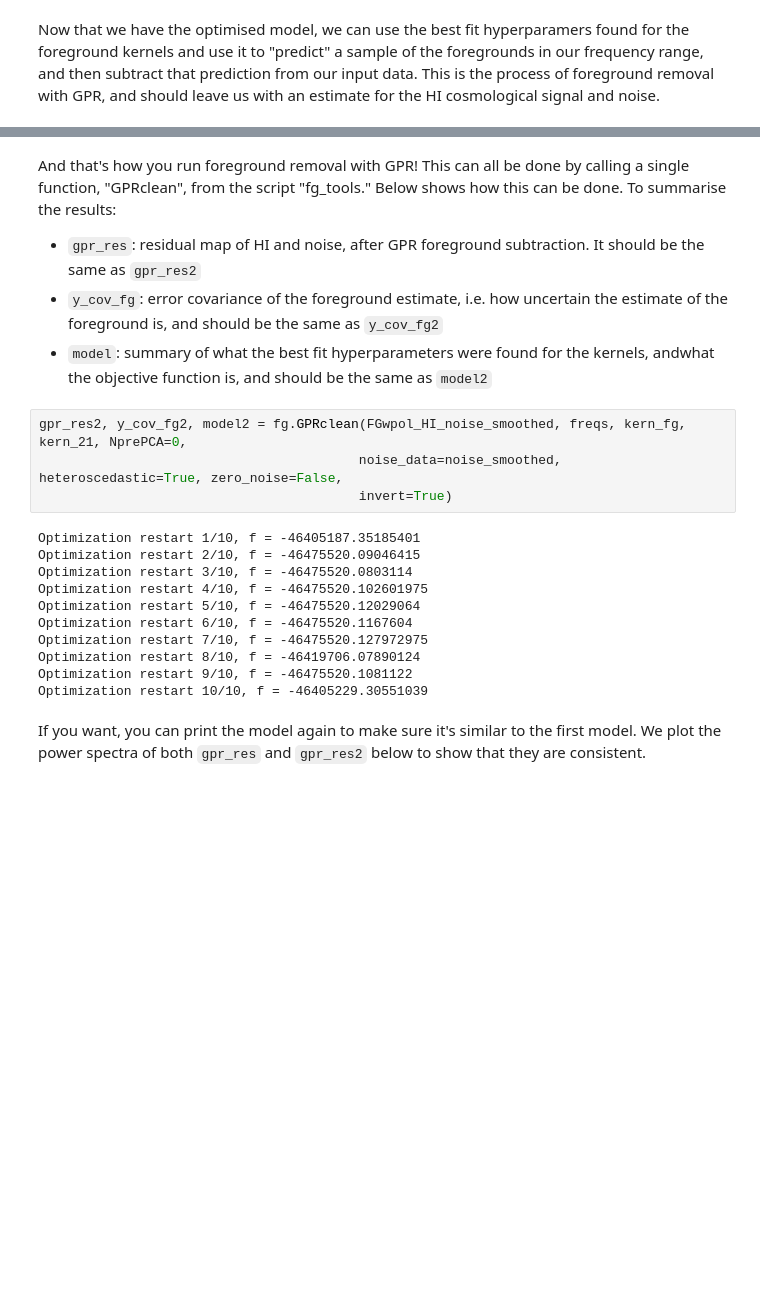
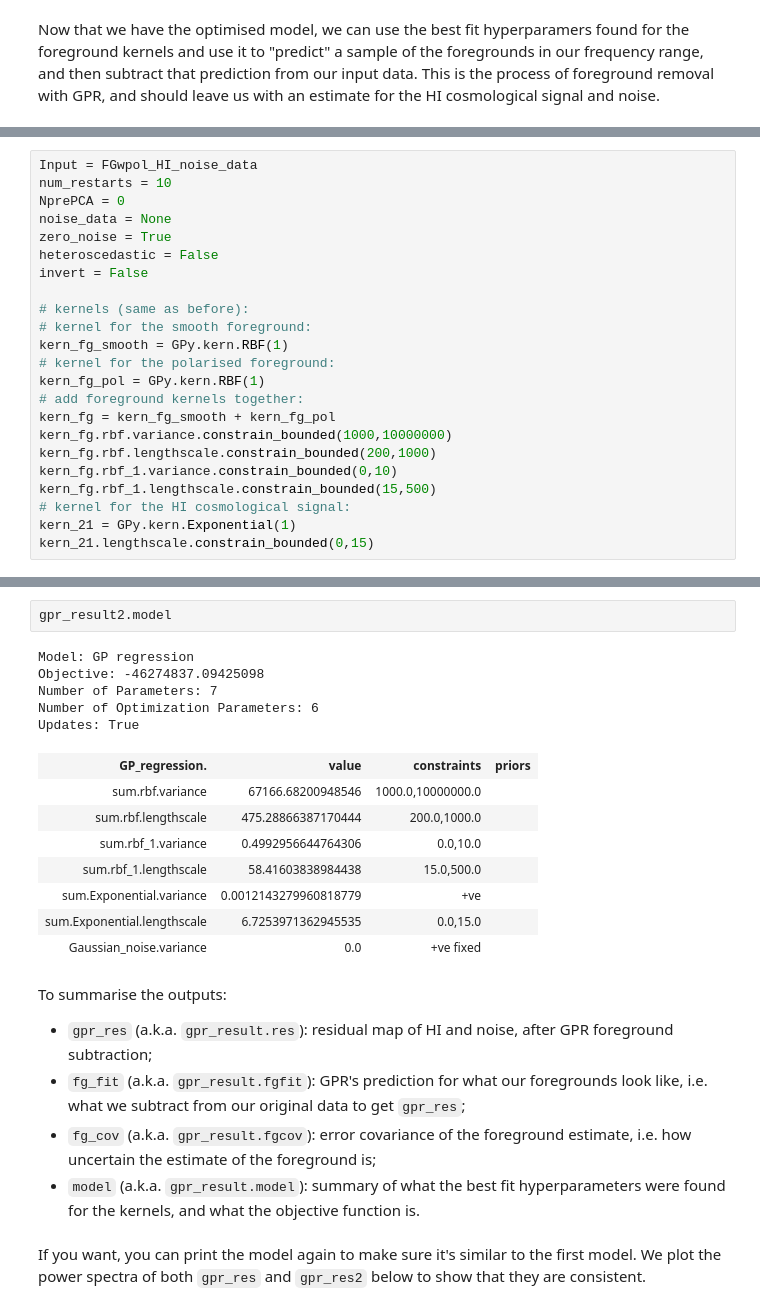
Before and after one commit to paulassoares/gpr4im, a Jupyter notebook: Jupyter Notebooks/GPR_workshop.ipynb, the cells around one changed output, grey strips where cells are left out. Saved outputs shown, nothing was run; the diff lists cells and outputs as text; blank space fills up the shorter version.

```diff
--- a/Jupyter Notebooks/GPR_workshop.ipynb
+++ b/Jupyter Notebooks/GPR_workshop.ipynb
@@ -346,0 +238,23 @@ plt.subplots_adjust(hspace=0.04)
+# %%
+Input = FGwpol_HI_noise_data
+num_restarts = 10
+NprePCA = 0
+noise_data = None
+zero_noise = True
+heteroscedastic = False
+invert = False
+
+# kernels (same as before):
+# kernel for the smooth foreground:
+kern_fg_smooth = GPy.kern.RBF(1)
+# kernel for the polarised foreground:
+kern_fg_pol = GPy.kern.RBF(1)
+# add foreground kernels together:
+kern_fg = kern_fg_smooth + kern_fg_pol
+kern_fg.rbf.variance.constrain_bounded(1000,10000000)
+kern_fg.rbf.lengthscale.constrain_bounded(200,1000)
+kern_fg.rbf_1.variance.constrain_bounded(0,10)
+kern_fg.rbf_1.lengthscale.constrain_bounded(15,500)
+# kernel for the HI cosmological signal:
+kern_21 = GPy.kern.Exponential(1)
+kern_21.lengthscale.constrain_bounded(0,15)
@@ -347,24 +284,26 @@ plt.subplots_adjust(hspace=0.04)
+# %%
+gpr_result2.model
+# %% [output]
+Model: GP regression
+Objective: -46274837.09425098
+Number of Parameters: 7
+Number of Optimization Parameters: 6
+Updates: True
+| GP_regression. | value | constraints | priors |
+| sum.rbf.variance | 67166.68200948546 | 1000.0,10000000.0 |  |
+| sum.rbf.lengthscale | 475.28866387170444 | 200.0,1000.0 |  |
+| sum.rbf_1.variance | 0.4992956644764306 | 0.0,10.0 |  |
+| sum.rbf_1.lengthscale | 58.41603838984438 | 15.0,500.0 |  |
+| sum.Exponential.variance | 0.0012143279960818779 | +ve |  |
+| sum.Exponential.lengthscale | 6.7253971362945535 | 0.0,15.0 |  |
+| Gaussian_noise.variance | 0.0 | +ve fixed |  |
 # %% [markdown]
-And that's how you run foreground removal with GPR! This can all be done by calling a single function, "GPRclean", from the script "fg_tools." Below shows how this can be done. To summarise the results:
+To summarise the outputs:
 
-- `gpr_res`: residual map of HI and noise, after GPR foreground subtraction. It should be the same as `gpr_res2`
-- `y_cov_fg`: error covariance of the foreground estimate, i.e. how uncertain the estimate of the foreground is, and should be the same as `y_cov_fg2`
-- `model`: summary of what the best fit hyperparameters were found for the kernels, andwhat the objective function is, and should be the same as `model2`
+- `gpr_res` (a.k.a. `gpr_result.res`): residual map of HI and noise, after GPR foreground subtraction;
+- `fg_fit` (a.k.a. `gpr_result.fgfit`): GPR's prediction for what our foregrounds look like, i.e. what we subtract from our original data to get `gpr_res`;
+- `fg_cov` (a.k.a. `gpr_result.fgcov`): error covariance of the foreground estimate, i.e. how uncertain the estimate of the foreground is;
+- `model` (a.k.a. `gpr_result.model`): summary of what the best fit hyperparameters were found for the kernels, and what the objective function is.
-# %%
-gpr_res2, y_cov_fg2, model2 = fg.GPRclean(FGwpol_HI_noise_smoothed, freqs, kern_fg, kern_21, NprePCA=0,
-                                         noise_data=noise_smoothed, heteroscedastic=True, zero_noise=False,
-                                         invert=True)
-# %% [output]
-Optimization restart 1/10, f = -46405187.35185401
-Optimization restart 2/10, f = -46475520.09046415
-Optimization restart 3/10, f = -46475520.0803114
-Optimization restart 4/10, f = -46475520.102601975
-Optimization restart 5/10, f = -46475520.12029064
-Optimization restart 6/10, f = -46475520.1167604
-Optimization restart 7/10, f = -46475520.127972975
-Optimization restart 8/10, f = -46419706.07890124
-Optimization restart 9/10, f = -46475520.1081122
-Optimization restart 10/10, f = -46405229.30551039
 # %% [markdown]
 If you want, you can print the model again to make sure it's similar to the first model. We plot the power spectra of both `gpr_res` and `gpr_res2` below to show that they are consistent.
 # %% [markdown]
```
Also changed, not shown: parts of 40 cells of this notebook, 6 other files.
